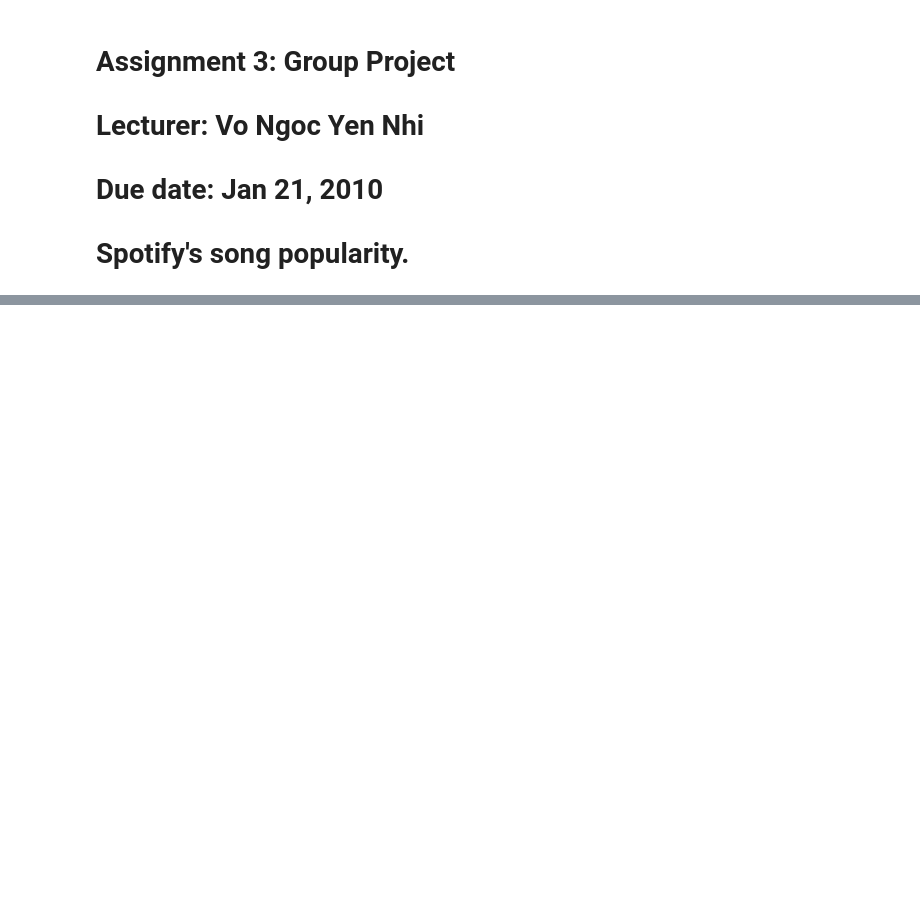
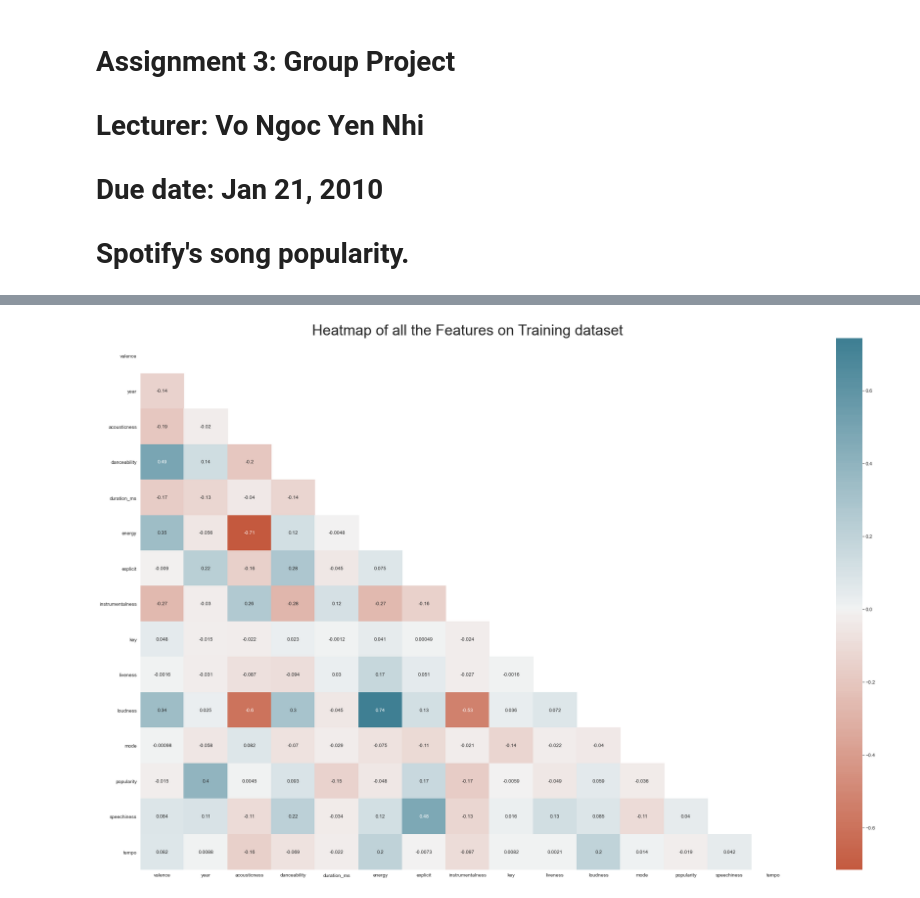
Before and after one commit to quangLinh9038/pds-group-project, a Jupyter notebook: assignment3.ipynb, the cells around one changed output, grey strips where cells are left out. Cells and saved outputs as stored; diff of their text form; code cells hidden in the pictures; blank space fills up the shorter version.

Commit message:
Retrieving and Cleaning data

```diff
--- a/assignment3.ipynb
+++ b/assignment3.ipynb
@@ -91,0 +63,4 @@ df.describe(include='object').T
+# %%
+# take samples with year >= 2000 and save as a new dataset
+df_final = df[df['year']>=2000]
+df_final
@@ -91,0 +81,5 @@ df.describe(include='object').T
+# %%
+# split data to training and testing dataset
+train, test= train_test_split(df_final, test_size=0.2, random_state=0, shuffle=True)
+train = train.reset_index(drop=True)
+test = test.reset_index(drop=True)
@@ -91,0 +166,22 @@ df.describe(include='object').T
+# %%
+# Plot fig sizing.
+style.use('ggplot')
+sns.set_style('whitegrid')
+plt.subplots(figsize = (30,20))
+# Plotting heatmap.
+
+# Generate a mask for the upper triangle (taken from seaborn example gallery)
+mask = np.zeros_like(train.corr(), dtype=np.bool)
+mask[np.triu_indices_from(mask)] = True
+
+
+sns.heatmap(train.corr(),
+            cmap=sns.diverging_palette(20, 220, n=200),
+            mask = mask,
+            annot=True,
+            center = 0,
+           );
+# Give title.
+plt.title("Heatmap of all the Features on Training dataset", fontsize = 30);
+# %% [output]
+[figure, added]
```
Also changed, not shown: parts of 26 cells of this notebook.
